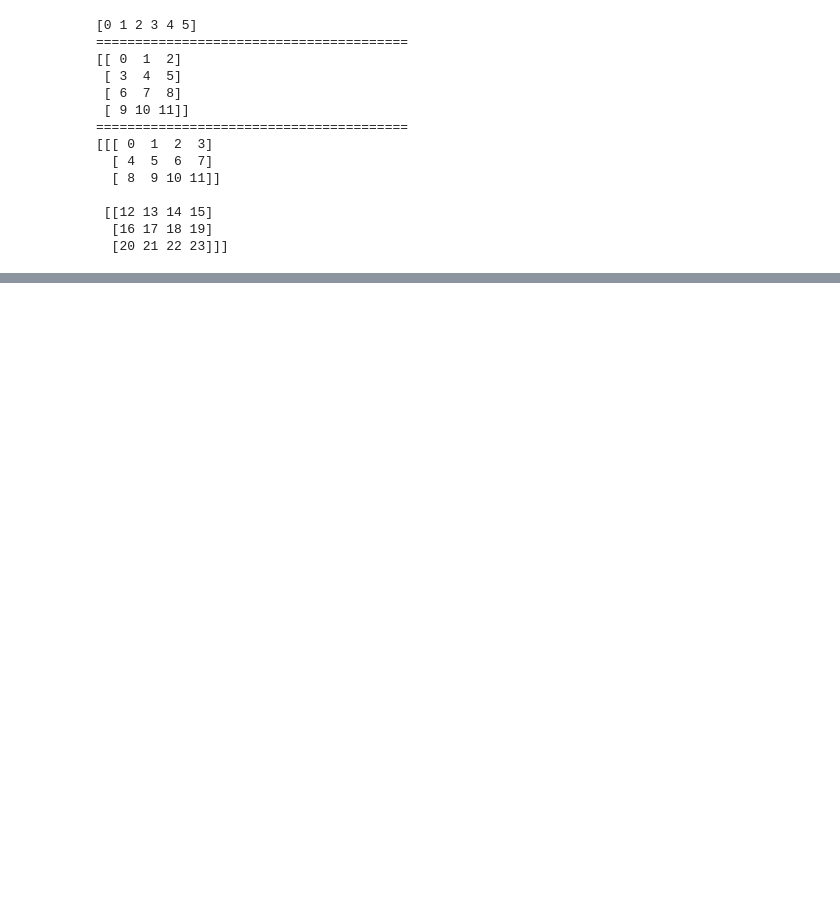
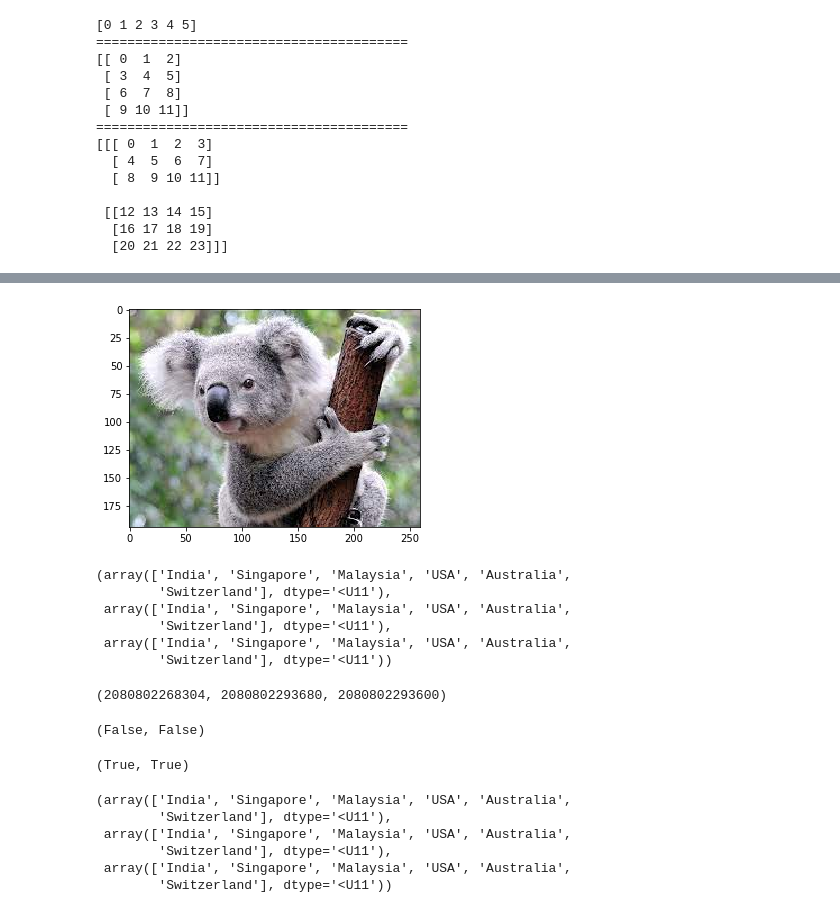
Before and after one commit to rajeshpp/Python-learn, a Jupyter notebook: docs/jupyter_notebooks/AI_ML_DS_Libs/numpy.ipynb, the cells around one changed output, grey strips where cells are left out. Drawn from its saved outputs; the diff is of its cells as text; code cells hidden in the pictures; blank space fills up the shorter version.

```diff
--- a/docs/jupyter_notebooks/AI_ML_DS_Libs/numpy.ipynb
+++ b/docs/jupyter_notebooks/AI_ML_DS_Libs/numpy.ipynb
@@ -118,0 +455,38 @@ print(c)
+# %%
+plt.imshow(np.concatenate((x1,x2)))
+plt.show()
+# %% [output]
+[figure, added]
+# %%
+countries = np.array(["India", "Singapore", "Malaysia", "USA", "Australia", "Switzerland"])
+loc_1 = countries.view()
+loc_2 = countries.view()
+countries, loc_1, loc_2
+# %% [output]
+(array(['India', 'Singapore', 'Malaysia', 'USA', 'Australia',
+        'Switzerland'], dtype='<U11'),
+ array(['India', 'Singapore', 'Malaysia', 'USA', 'Australia',
+        'Switzerland'], dtype='<U11'),
+ array(['India', 'Singapore', 'Malaysia', 'USA', 'Australia',
+        'Switzerland'], dtype='<U11'))
+# %%
+id(countries), id(loc_1), id(loc_2)
+# %% [output]
+(2080802268304, 2080802293680, 2080802293600)
+# %%
+loc_1 is countries, loc_2 is countries
+# %% [output]
+(False, False)
+# %%
+loc_1.base is countries, loc_2.base is countries
+# %% [output]
+(True, True)
+# %%
+countries, loc_1, loc_2
+# %% [output]
+(array(['India', 'Singapore', 'Malaysia', 'USA', 'Australia',
+        'Switzerland'], dtype='<U11'),
+ array(['India', 'Singapore', 'Malaysia', 'USA', 'Australia',
+        'Switzerland'], dtype='<U11'),
+ array(['India', 'Singapore', 'Malaysia', 'USA', 'Australia',
+        'Switzerland'], dtype='<U11'))
```
Also changed, not shown: parts of 182 cells of this notebook, 12 other files.
